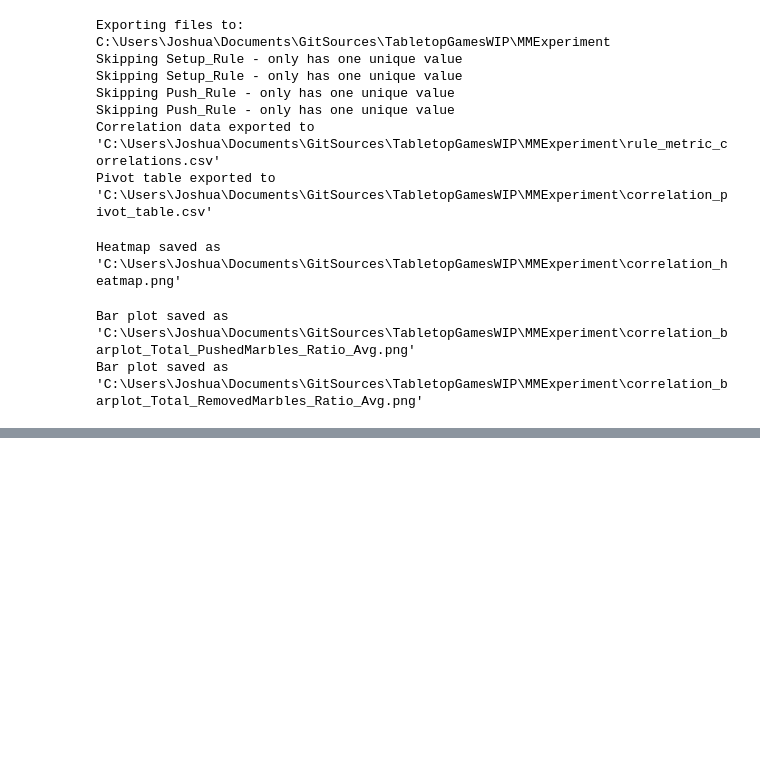
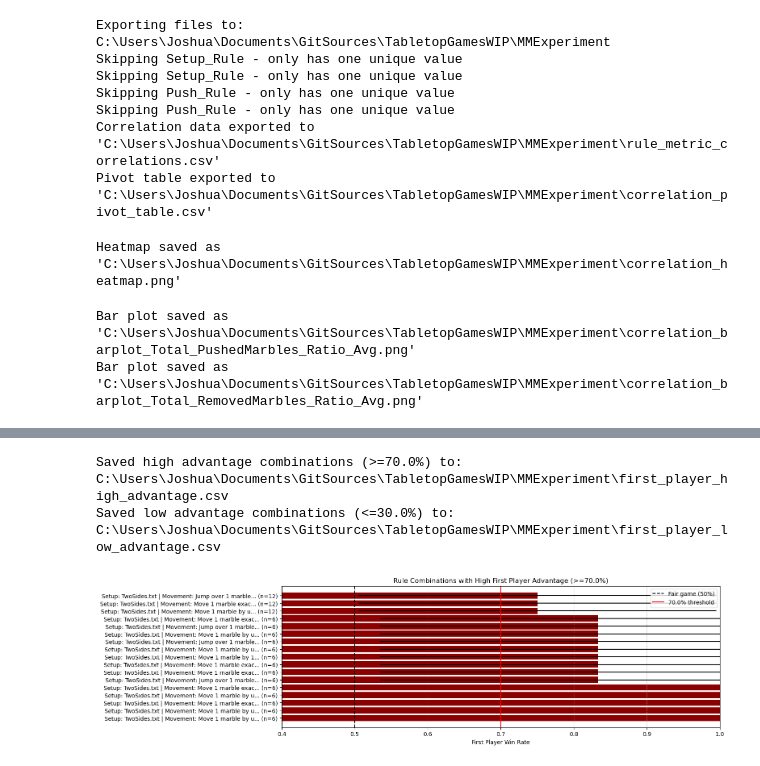
Before and after one commit to rdgain/TabletopGamesWIP, a Jupyter notebook: NOtebooks/Tests.ipynb, the cells around one changed output, grey strips where cells are left out. Cells and saved outputs as stored; diff of their text form; code cells hidden in the pictures; blank space fills up the shorter version.

Commit message:
Updates in analysis, adding first player advantage

```diff
--- a/NOtebooks/Tests.ipynb
+++ b/NOtebooks/Tests.ipynb
@@ -810,0 +1232,6 @@ Bar plot saved as 'C:\Users\Joshua\Documents\GitSources\TabletopGamesWIP\MMExper
+# %%
+analyze_polarized_rule_combinations(dataframe,r"C:\Users\Joshua\Documents\GitSources\TabletopGamesWIP\MMExperiment")
+# %% [output]
+Saved high advantage combinations (>=70.0%) to: C:\Users\Joshua\Documents\GitSources\TabletopGamesWIP\MMExperiment\first_player_high_advantage.csv
+Saved low advantage combinations (<=30.0%) to: C:\Users\Joshua\Documents\GitSources\TabletopGamesWIP\MMExperiment\first_player_low_advantage.csv
+[figure, added]
```
Also changed, not shown: parts of 4 cells of this notebook, 7 other files.
